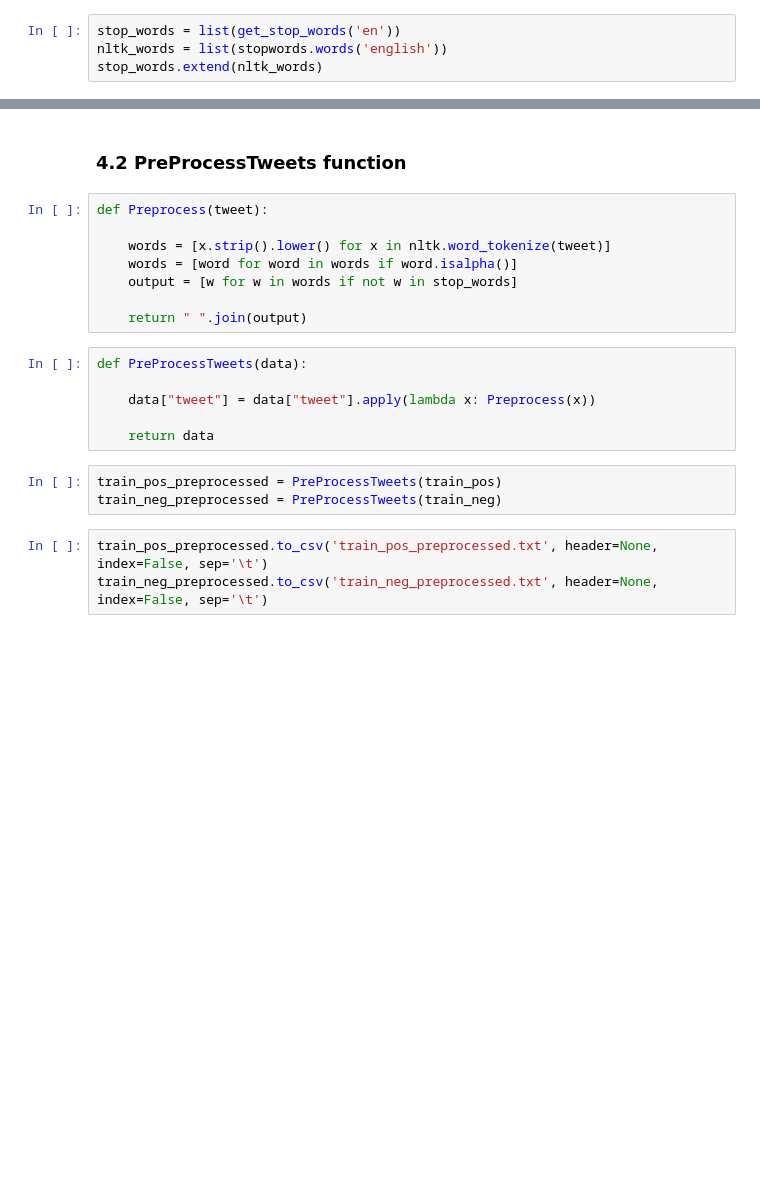
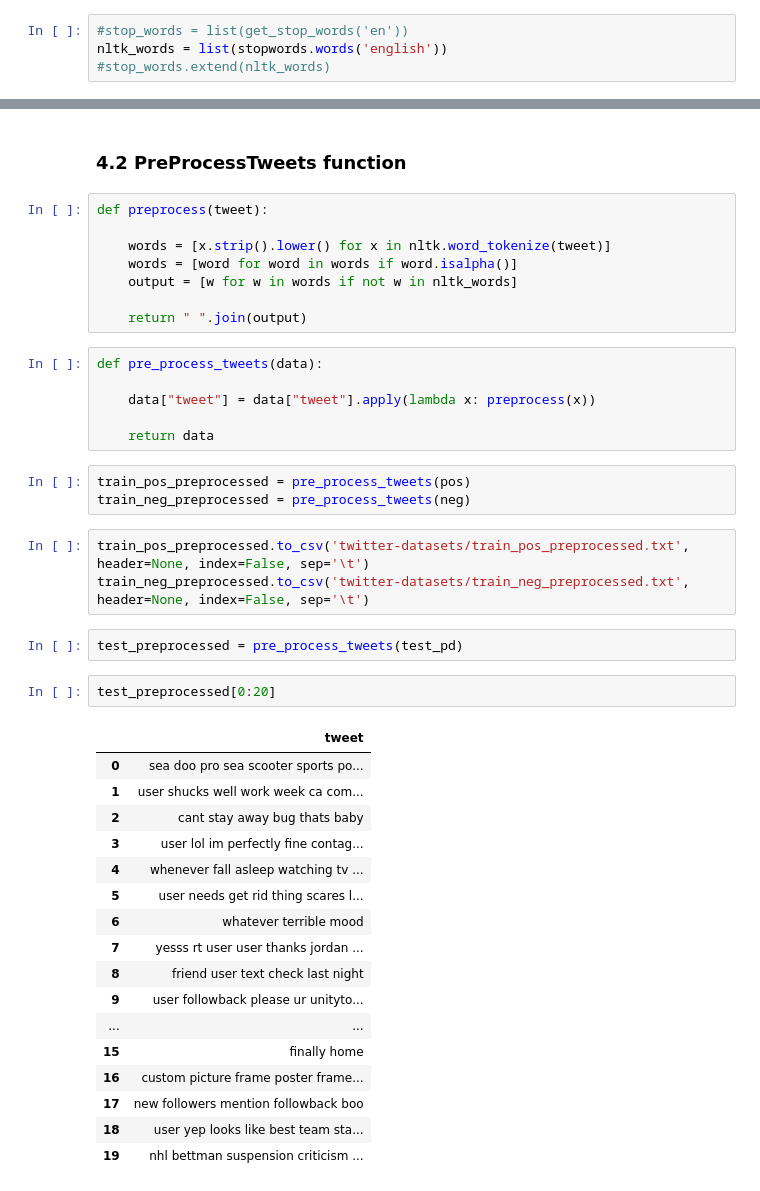
Before and after one commit to PaulineMauryL/ML2, a Jupyter notebook: TextPreprocessing(NLTK).ipynb, the cells around one changed output, grey strips where cells are left out. Drawn from its saved outputs; the diff is of its cells as text; blank space fills up the shorter version.

```diff
--- a/TextPreprocessing(NLTK).ipynb
+++ b/TextPreprocessing(NLTK).ipynb
@@ -30,9 +62,9 @@ train_pos.head(5)
 
 In this case, the stop words are only limited to the english dictionnary.
 # %%
-stop_words = list(get_stop_words('en'))
+#stop_words = list(get_stop_words('en'))
 nltk_words = list(stopwords.words('english'))
-stop_words.extend(nltk_words)
+#stop_words.extend(nltk_words)
 # %% [markdown]
 Example of the first 10 stop words
 # %%
@@ -70,22 +102,44 @@ user dunno justin read mention justin god knows hope follow believe
 # %% [markdown]
 ### 4.2 PreProcessTweets function
 # %%
-def Preprocess(tweet):
+def preprocess(tweet):
 
     words = [x.strip().lower() for x in nltk.word_tokenize(tweet)]
     words = [word for word in words if word.isalpha()]
-    output = [w for w in words if not w in stop_words]
+    output = [w for w in words if not w in nltk_words]
 
     return " ".join(output)
 # %%
-def PreProcessTweets(data):
+def pre_process_tweets(data):
 
-    data["tweet"] = data["tweet"].apply(lambda x: Preprocess(x))
+    data["tweet"] = data["tweet"].apply(lambda x: preprocess(x))
 
     return data
-# %%
-train_pos_preprocessed = PreProcessTweets(train_pos)
-train_neg_preprocessed = PreProcessTweets(train_neg)
+# %%
+train_pos_preprocessed = pre_process_tweets(pos)
+train_neg_preprocessed = pre_process_tweets(neg)
 # %%
-train_pos_preprocessed.to_csv('train_pos_preprocessed.txt', header=None, index=False, sep='\t')
-train_neg_preprocessed.to_csv('train_neg_preprocessed.txt', header=None, index=False, sep='\t')
+train_pos_preprocessed.to_csv('twitter-datasets/train_pos_preprocessed.txt', header=None, index=False, sep='\t')
+train_neg_preprocessed.to_csv('twitter-datasets/train_neg_preprocessed.txt', header=None, index=False, sep='\t')
+# %%
+test_preprocessed = pre_process_tweets(test_pd)
+# %%
+test_preprocessed[0:20]
+# %% [output]
+|  | tweet |
+| 0 | sea doo pro sea scooter sports po... |
+| 1 | user shucks well work week ca com... |
+| 2 | cant stay away bug thats baby |
+| 3 | user lol im perfectly fine contag... |
+| 4 | whenever fall asleep watching tv ... |
+| 5 | user needs get rid thing scares l... |
+| 6 | whatever terrible mood |
+| 7 | yesss rt user user thanks jordan ... |
+| 8 | friend user text check last night |
+| 9 | user followback please ur unityto... |
+| ... | ... |
+| 15 | finally home |
+| 16 | custom picture frame poster frame... |
+| 17 | new followers mention followback boo |
+| 18 | user yep looks like best team sta... |
+| 19 | nhl bettman suspension criticism ... |
```
Also changed, not shown: parts of 14 cells of this notebook, 4 other files.
